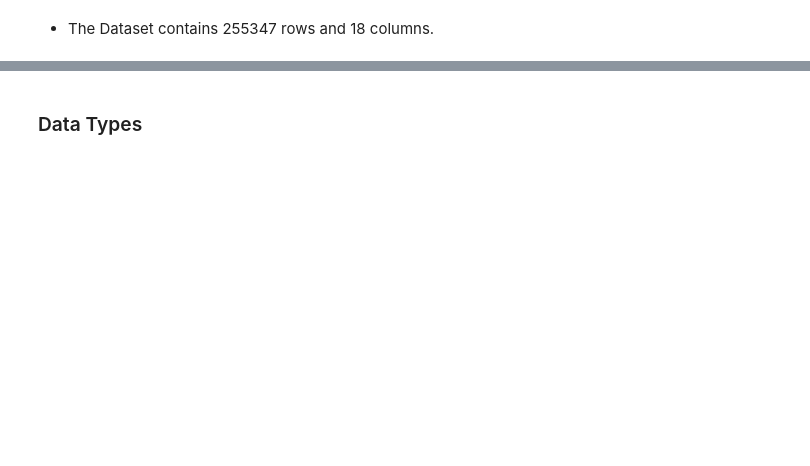
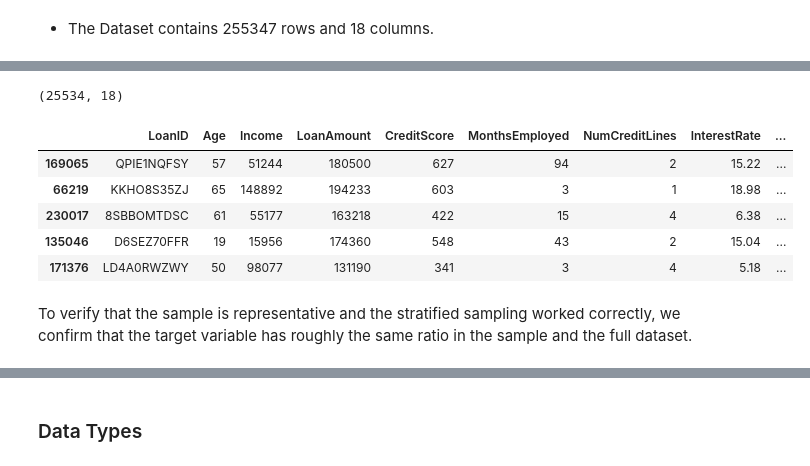
Before and after one commit to kathrinmzl/LoanGuard, a Jupyter notebook: jupyter_notebooks/01_DataCollection.ipynb, the cells around one changed output, grey strips where cells are left out. Cells and saved outputs as stored; diff of their text form; code cells hidden in the pictures; blank space fills up the shorter version.

```diff
--- a/jupyter_notebooks/01_DataCollection.ipynb
+++ b/jupyter_notebooks/01_DataCollection.ipynb
@@ -91,0 +138,13 @@ df.head()
+# %%
+print(df_sample.shape)
+df_sample.head()
+# %% [output]
+(25534, 18)
+|  | LoanID | Age | Income | LoanAmount | CreditScore | MonthsEmployed | NumCreditLines | InterestRate | ... |
+| 169065 | QPIE1NQFSY | 57 | 51244 | 180500 | 627 | 94 | 2 | 15.22 | ... |
+| 66219 | KKHO8S35ZJ | 65 | 148892 | 194233 | 603 | 3 | 1 | 18.98 | ... |
+| 230017 | 8SBBOMTDSC | 61 | 55177 | 163218 | 422 | 15 | 4 | 6.38 | ... |
+| 135046 | D6SEZ70FFR | 19 | 15956 | 174360 | 548 | 43 | 2 | 15.04 | ... |
+| 171376 | LD4A0RWZWY | 50 | 98077 | 131190 | 341 | 3 | 4 | 5.18 | ... |
+# %% [markdown]
+To verify that the sample is representative and the stratified sampling worked correctly, we confirm that the target variable has roughly the same ratio in the sample and the full dataset.
```
Also changed, not shown: parts of 19 cells of this notebook.
